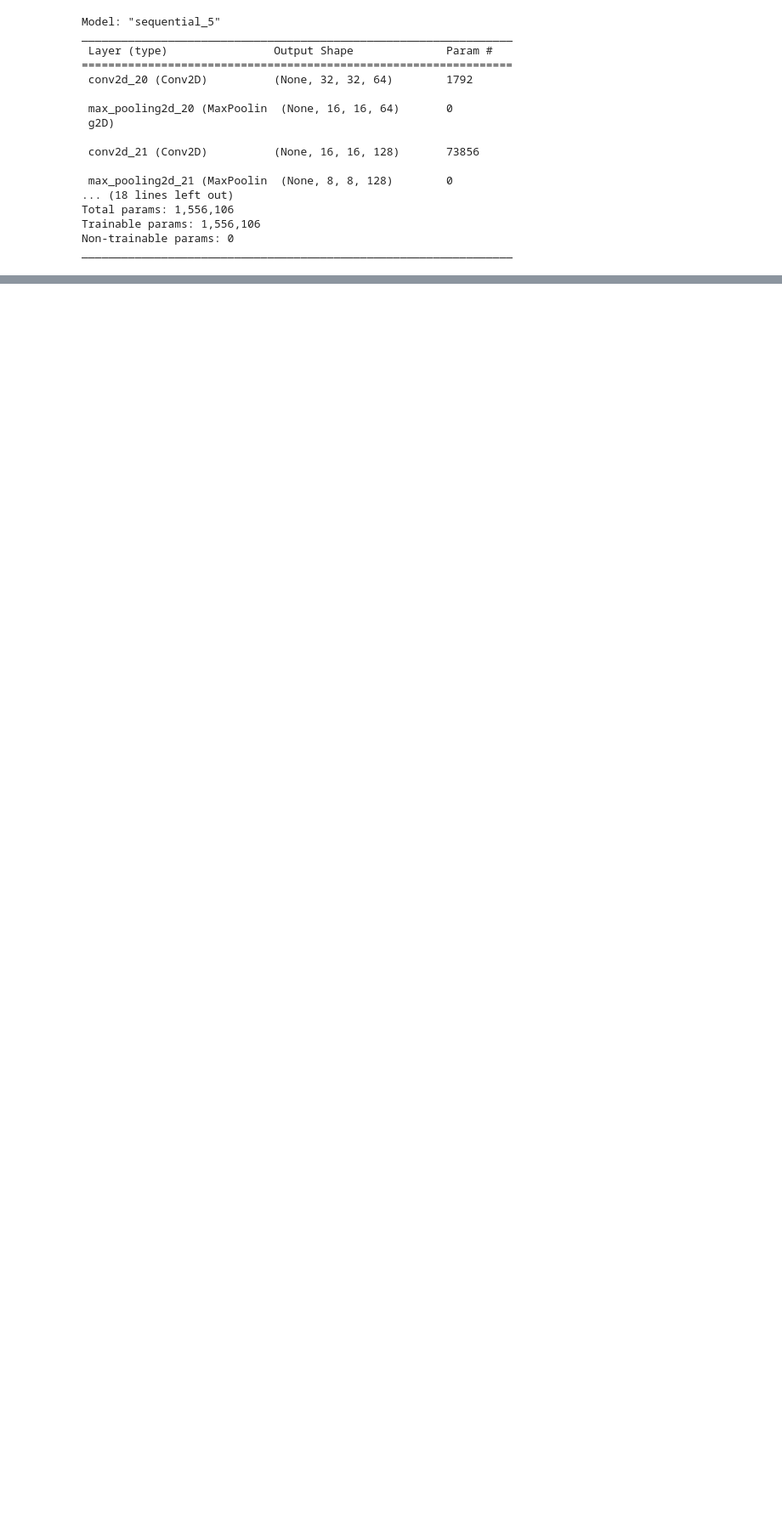
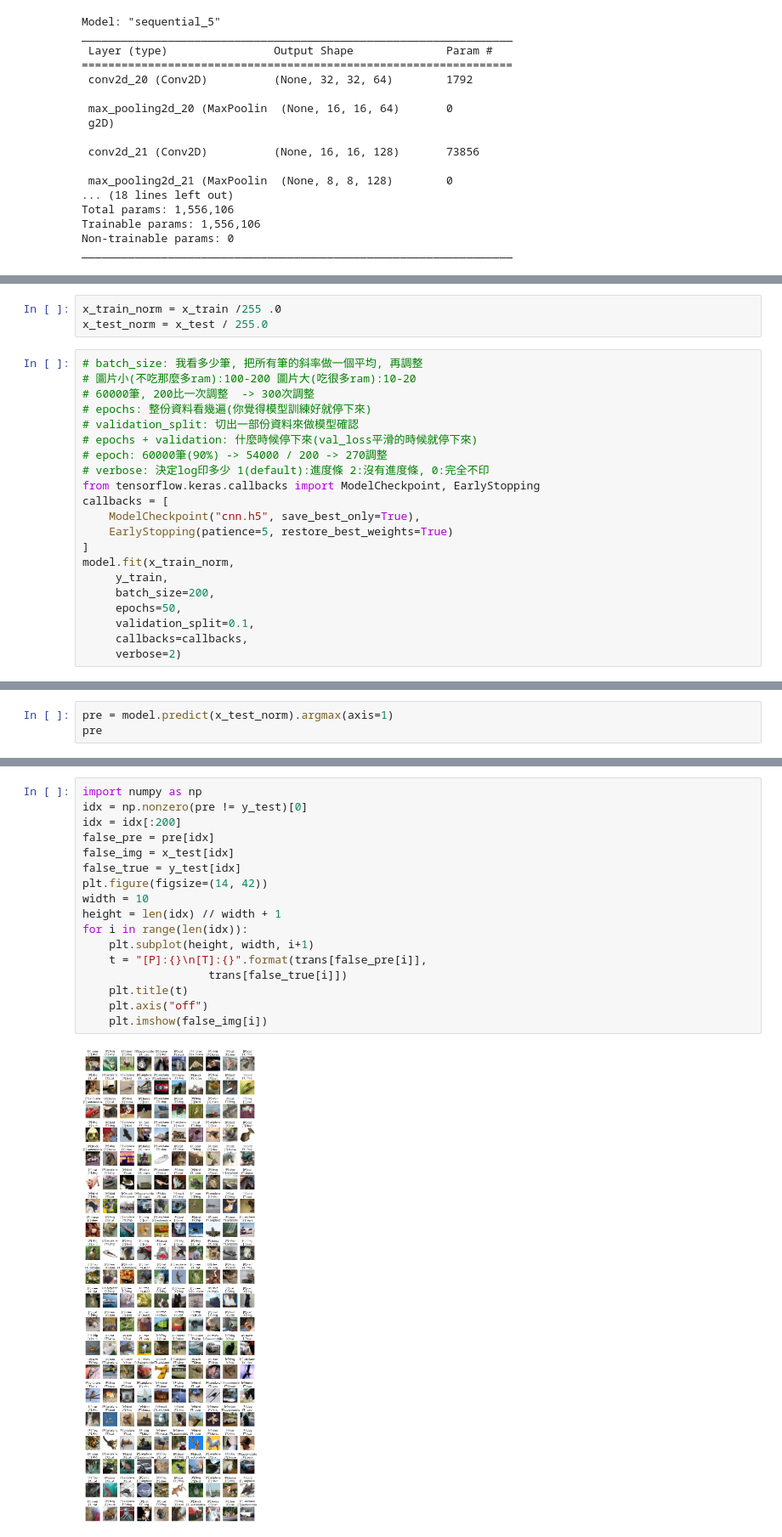
Before and after one commit to Elwing-Chou/tibaml1017, a Jupyter notebook: cnn.ipynb, the cells around one changed output, grey strips where cells are left out. Shown at 85% size. Drawn from its saved outputs; the diff is of its cells as text; blank space fills up the shorter version.

```diff
--- a/cnn.ipynb
+++ b/cnn.ipynb
@@ -85,0 +92,24 @@ _________________________________________________________________
+# %%
+x_train_norm = x_train /255 .0
+x_test_norm = x_test / 255.0
+# %%
+# batch_size: 我看多少筆, 把所有筆的斜率做一個平均, 再調整
+# 圖片小(不吃那麼多ram):100-200 圖片大(吃很多ram):10-20
+# 60000筆, 200比一次調整  -> 300次調整
+# epochs: 整份資料看幾遍(你覺得模型訓練好就停下來)
+# validation_split: 切出一部份資料來做模型確認
+# epochs + validation: 什麼時候停下來(val_loss平滑的時候就停下來)
+# epoch: 60000筆(90%) -> 54000 / 200 -> 270調整
+# verbose: 決定log印多少 1(default):進度條 2:沒有進度條, 0:完全不印
+from tensorflow.keras.callbacks import ModelCheckpoint, EarlyStopping
+callbacks = [
+    ModelCheckpoint("cnn.h5", save_best_only=True),
+    EarlyStopping(patience=5, restore_best_weights=True)
+]
+model.fit(x_train_norm,
+     y_train,
+     batch_size=200,
+     epochs=50,
+     validation_split=0.1,
+     callbacks=callbacks,
+     verbose=2)
@@ -85,0 +140,3 @@ _________________________________________________________________
+# %%
+pre = model.predict(x_test_norm).argmax(axis=1)
+pre
@@ -85,0 +146,19 @@ _________________________________________________________________
+# %%
+import numpy as np
+idx = np.nonzero(pre != y_test)[0]
+idx = idx[:200]
+false_pre = pre[idx]
+false_img = x_test[idx]
+false_true = y_test[idx]
+plt.figure(figsize=(14, 42))
+width = 10
+height = len(idx) // width + 1
+for i in range(len(idx)):
+    plt.subplot(height, width, i+1)
+    t = "[P]:{}\n[T]:{}".format(trans[false_pre[i]],
+                   trans[false_true[i]])
+    plt.title(t)
+    plt.axis("off")
+    plt.imshow(false_img[i])
+# %% [output]
+[figure, added]
```
Also changed, not shown: parts of 7 cells of this notebook.
